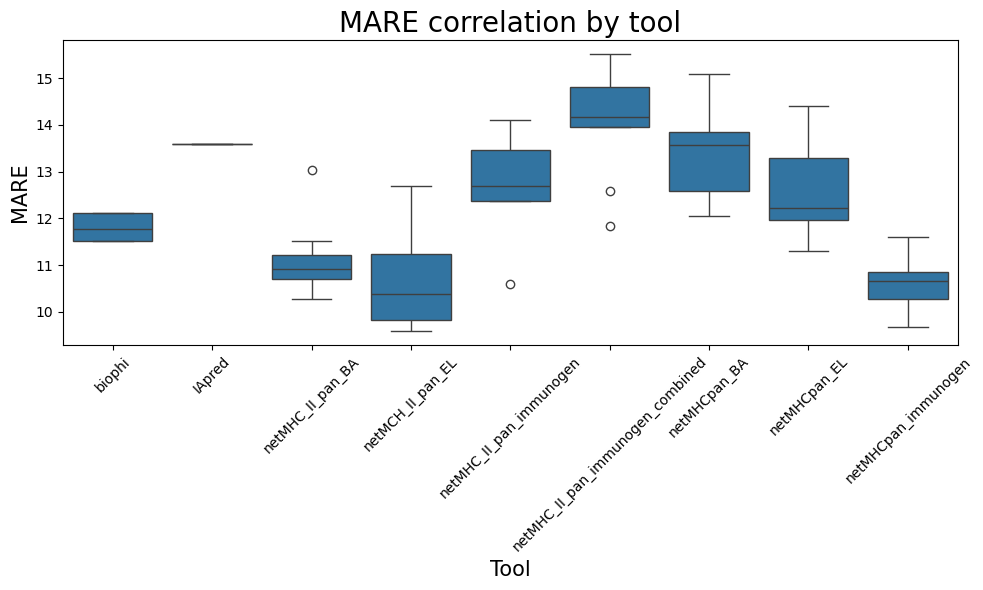
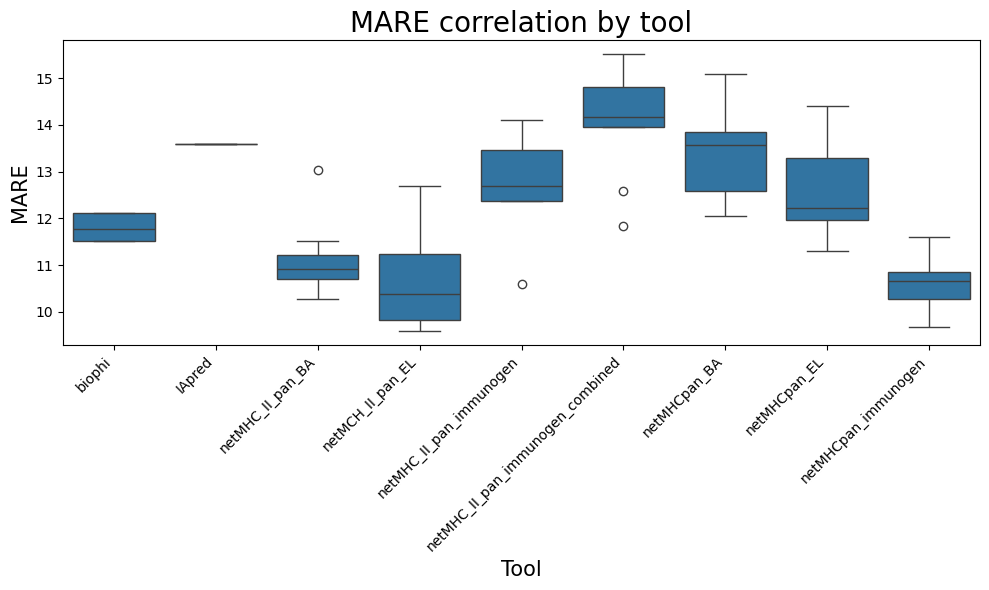
Code edit (unified diff) that turned the first committed figure into the second:
--- before
+++ after
@@ -12,5 +12,5 @@
 )
 
-plt.xticks(rotation=45)
+plt.xticks(rotation=45, ha="right")
 plt.xlabel("Tool",fontsize=15)
 plt.ylabel("MARE", fontsize=15)

Commit: in case I did minor changes somewhere I forgot to commit